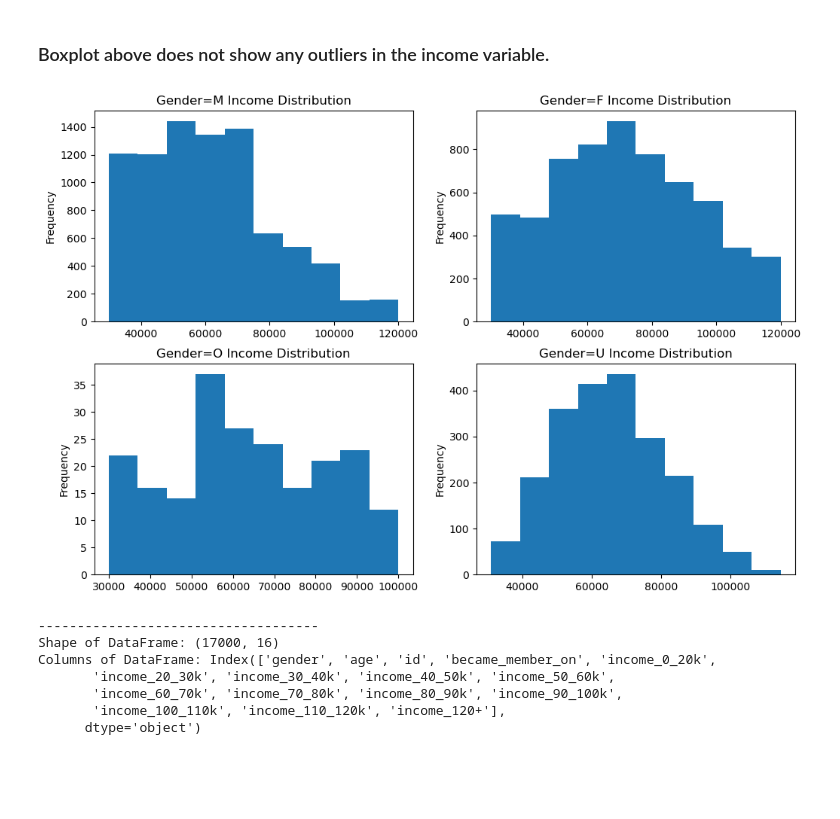
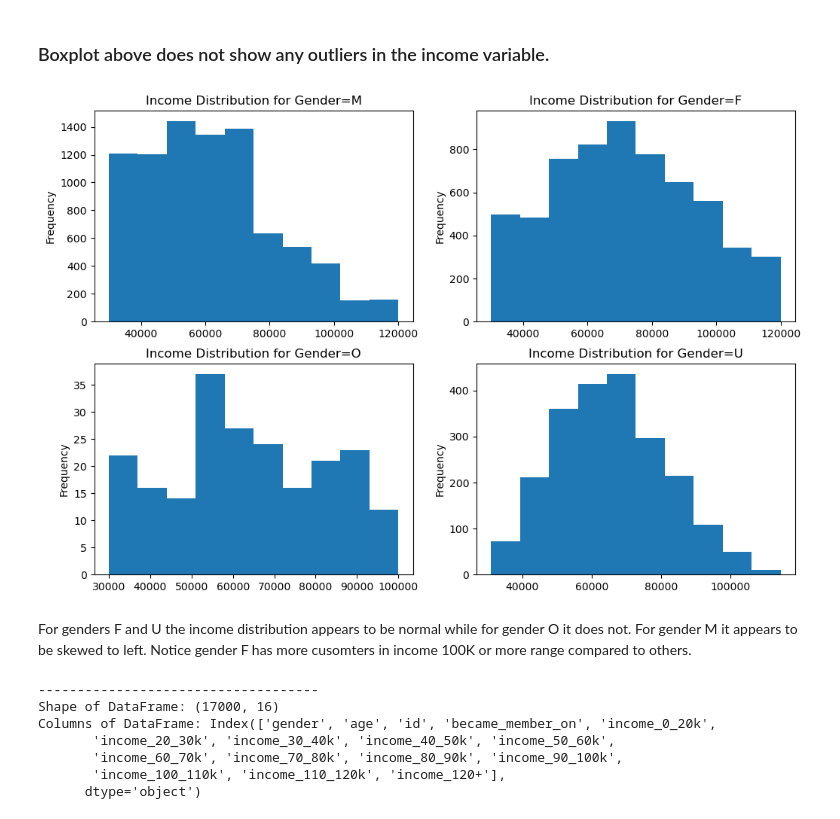
Before and after one commit to dk2127/nd25C_A_P_S, a Jupyter notebook: Starbucks_Capstone_notebook.ipynb, the cells around one changed output. Saved outputs shown, nothing was run; the diff lists cells and outputs as text; code cells hidden in the pictures; blank space fills up the shorter version.

```diff
--- a/Starbucks_Capstone_notebook.ipynb
+++ b/Starbucks_Capstone_notebook.ipynb
@@ -339,17 +343,19 @@ profile["income"].plot.box(title="Profile boxplot for income", figsize=(4, 4))
 # %%
 # let's see the income distribution by gender
 fig, axs = plt.subplots(nrows=2, ncols=2, figsize=(12, 8))
 profile[profile["gender"] == 'M']['income'].plot.hist(
-    ax=axs[0, 0], title="Gender=M Income Distribution")
+    ax=axs[0, 0], title="Income Distribution for Gender=M")
 profile[profile["gender"] == 'F']['income'].plot.hist(
-    ax=axs[0, 1], title="Gender=F Income Distribution")
+    ax=axs[0, 1], title="Income Distribution for Gender=F")
 profile[profile["gender"] == 'O']['income'].plot.hist(
-    ax=axs[1, 0], title="Gender=O Income Distribution")
+    ax=axs[1, 0], title="Income Distribution for Gender=O")
 profile[profile["gender"] == 'U']['income'].plot.hist(
-    ax=axs[1, 1], title="Gender=U Income Distribution")
+    ax=axs[1, 1], title="Income Distribution for Gender=U")
 plt.show()
 # %% [output]
-[figure, old version]
+[figure, new version]
+# %% [markdown]
+For genders F and U the income distribution appears to be normal while for gender O it does not. For gender M it appears to be skewed to left. Notice gender F has more cusomters in income 100K or more range compared to others.
 # %%
 def create_income_bins(df):
     '''
```
Also changed, not shown: parts of 183 cells of this notebook.
